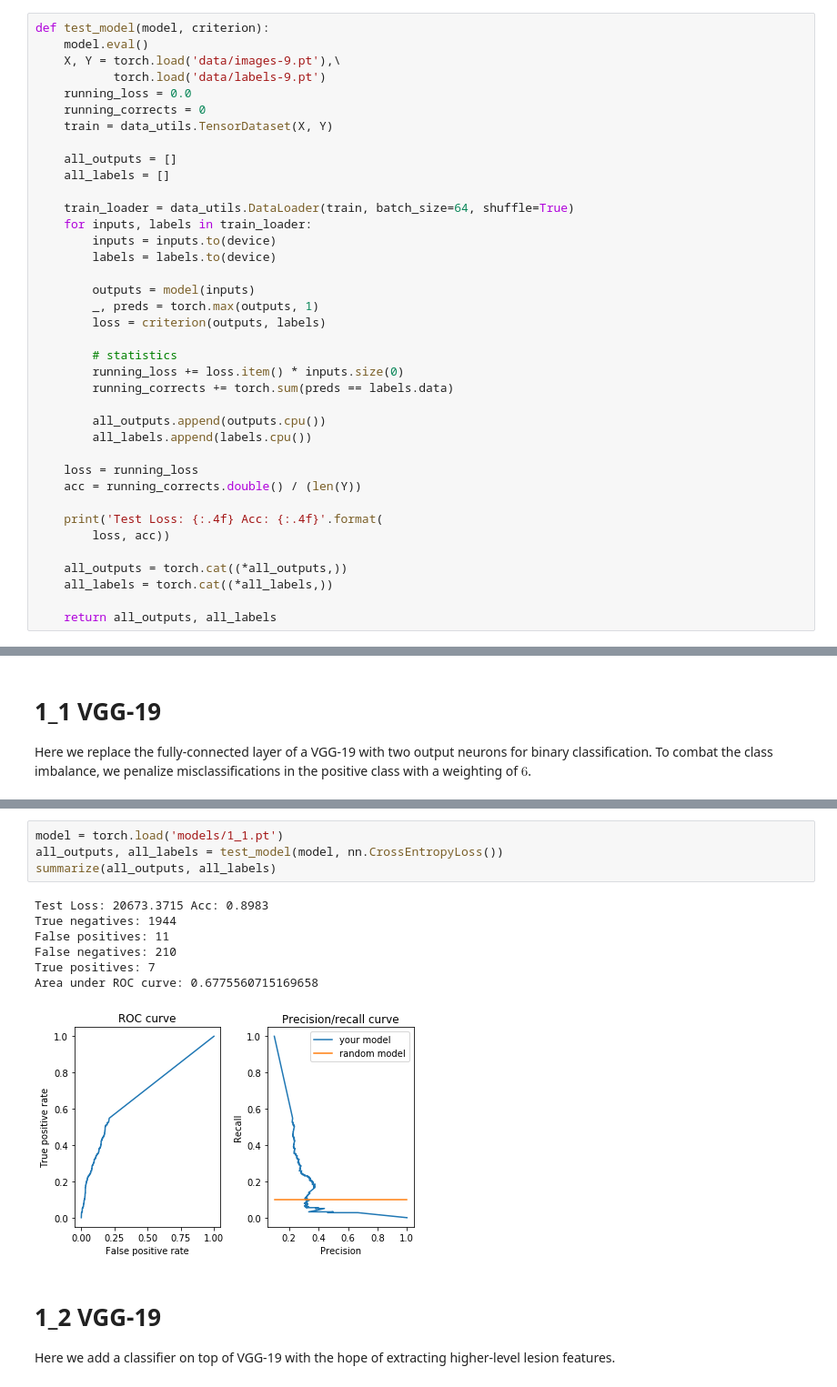
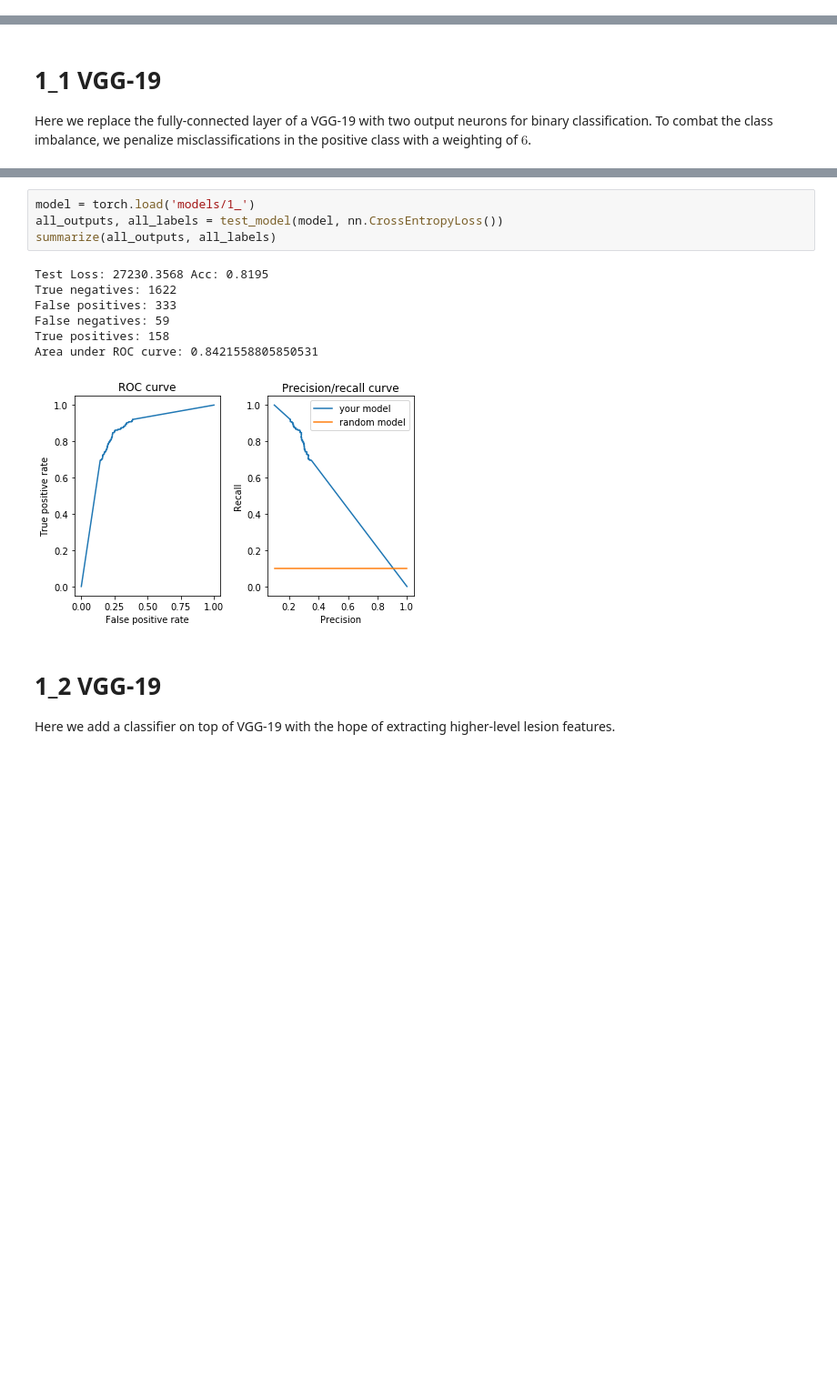
Before and after one commit to EthanSargent/Lesion-Classification, a Jupyter notebook: trainer.ipynb, the cells around one changed output, grey strips where cells are left out. Shown: that part at 91% size. Cells and saved outputs as stored; diff of their text form; blank space fills up the shorter version.

```diff
--- a/trainer.ipynb
+++ b/trainer.ipynb
@@ -143,44 +210,6 @@ def get_curves(all_outputs, all_labels):
     plt.legend(loc='upper right')
     plt.tight_layout()
     plt.show()
-# %%
-def test_model(model, criterion):
-    model.eval()
-    X, Y = torch.load('data/images-9.pt'),\
-           torch.load('data/labels-9.pt')
-    running_loss = 0.0
-    running_corrects = 0
-    train = data_utils.TensorDataset(X, Y)
-
-    all_outputs = []
-    all_labels = []
-
-    train_loader = data_utils.DataLoader(train, batch_size=64, shuffle=True)
-    for inputs, labels in train_loader:
-        inputs = inputs.to(device)
-        labels = labels.to(device)
-
-        outputs = model(inputs)
-        _, preds = torch.max(outputs, 1)
-        loss = criterion(outputs, labels)
-
-        # statistics
-        running_loss += loss.item() * inputs.size(0)
-        running_corrects += torch.sum(preds == labels.data)
-
-        all_outputs.append(outputs.cpu())
-        all_labels.append(labels.cpu())
-
-    loss = running_loss
-    acc = running_corrects.double() / (len(Y))
-
-    print('Test Loss: {:.4f} Acc: {:.4f}'.format(
-        loss, acc))
-
-    all_outputs = torch.cat((*all_outputs,))
-    all_labels = torch.cat((*all_labels,))
-
-    return all_outputs, all_labels
 # %% [markdown]
 # Modeling
 Models are stored in the `models/` directory in the following format: `{ID}-{weight}-{score}.pt`. `ID` is given as `p-q` for model number `p.q`. The `{weight}` is the weight assigned to the positive class in the loss function to correct for the class imbalance. The `{score}` is the test accuracy on the un-thresholded network - that is, with the network simply predicting the class with the highest activation.
@@ -208,15 +274,15 @@ train_model(model, criterion, optimizer, scheduler, num_epochs=25, chunks=9):
 # %%
-model = torch.load('models/1_1.pt')
+model = torch.load('models/1_')
 all_outputs, all_labels = test_model(model, nn.CrossEntropyLoss())
 summarize(all_outputs, all_labels)
 # %% [output]
-Test Loss: 20673.3715 Acc: 0.8983
-True negatives: 1944
-False positives: 11
-False negatives: 210
-True positives: 7
-Area under ROC curve: 0.6775560715169658
+Test Loss: 27230.3568 Acc: 0.8195
+True negatives: 1622
+False positives: 333
+False negatives: 59
+True positives: 158
+Area under ROC curve: 0.8421558805850531
-[figure, old version]
+[figure, new version]
 # %% [markdown]
 # 1_2 VGG-19
 Here we add a classifier on top of VGG-19 with the hope of extracting higher-level lesion features.
```
Also changed, not shown: parts of 35 cells of this notebook, 5 other files.
